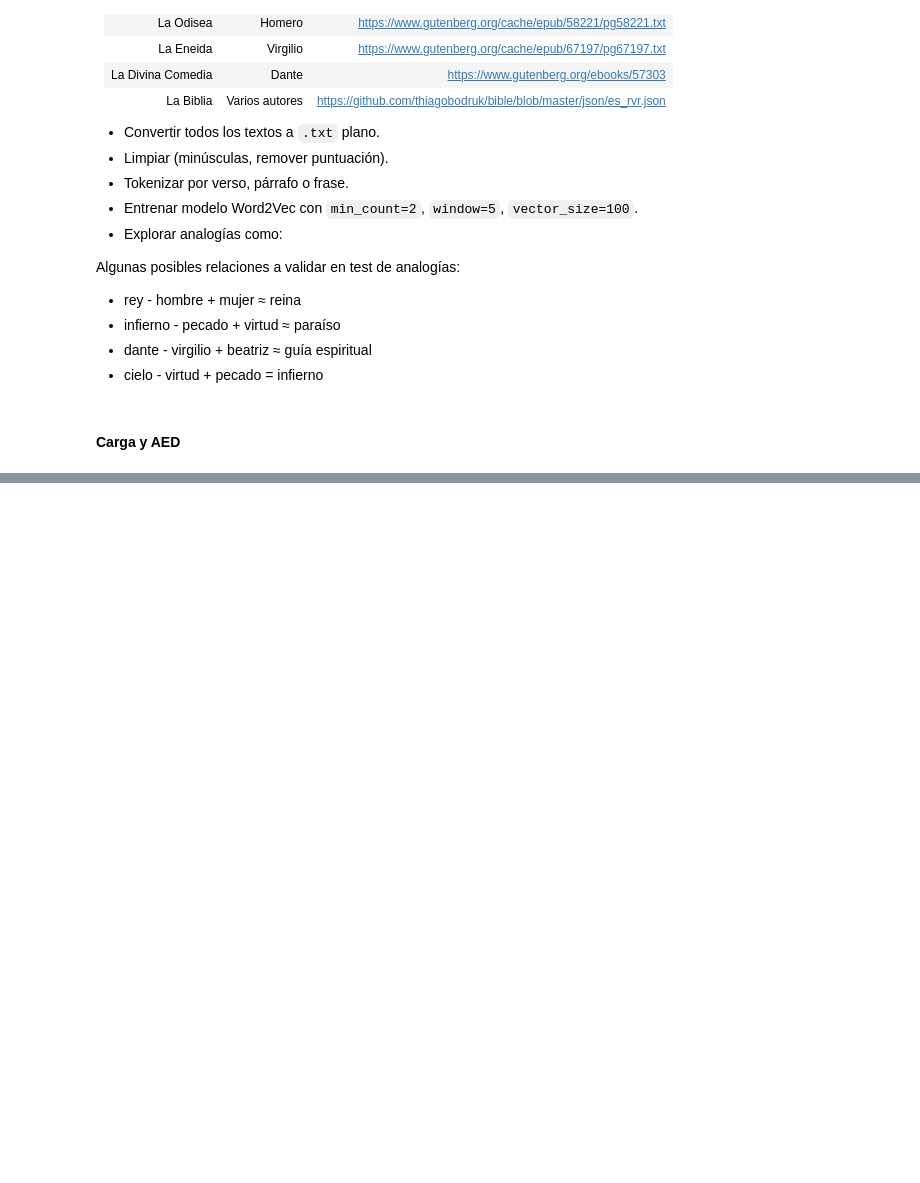
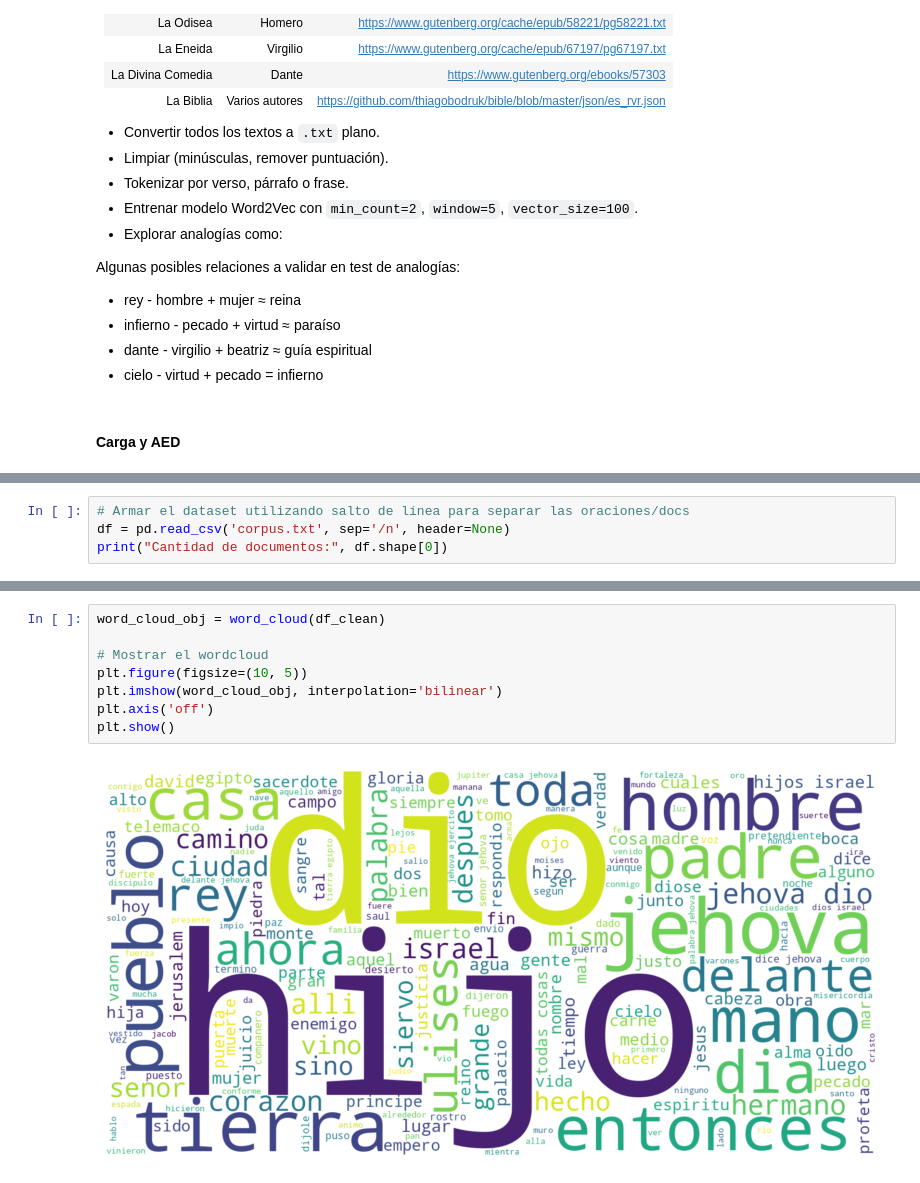
Before and after one commit to joagonzalez/ceia-nlp, a Jupyter notebook: desafios/Desafio_2.ipynb, the cells around one changed output, grey strips where cells are left out. Drawn from its saved outputs; the diff is of its cells as text; blank space fills up the shorter version.

Commit message:
build corpus, clean it, plot EDA and build first embedding model

```diff
--- a/desafios/Desafio_2.ipynb
+++ b/desafios/Desafio_2.ipynb
@@ -82,0 +180,4 @@ Algunas posibles relaciones a validar en test de analogías:
+# %%
+# Armar el dataset utilizando salto de línea para separar las oraciones/docs
+df = pd.read_csv('corpus.txt', sep='/n', header=None)
+print("Cantidad de documentos:", df.shape[0])
@@ -82,0 +290,10 @@ Algunas posibles relaciones a validar en test de analogías:
+# %%
+word_cloud_obj = word_cloud(df_clean)
+
+# Mostrar el wordcloud
+plt.figure(figsize=(10, 5))
+plt.imshow(word_cloud_obj, interpolation='bilinear')
+plt.axis('off')
+plt.show()
+# %% [output]
+[figure, added]
```
Also changed, not shown: parts of 26 cells of this notebook, 1 other file.
